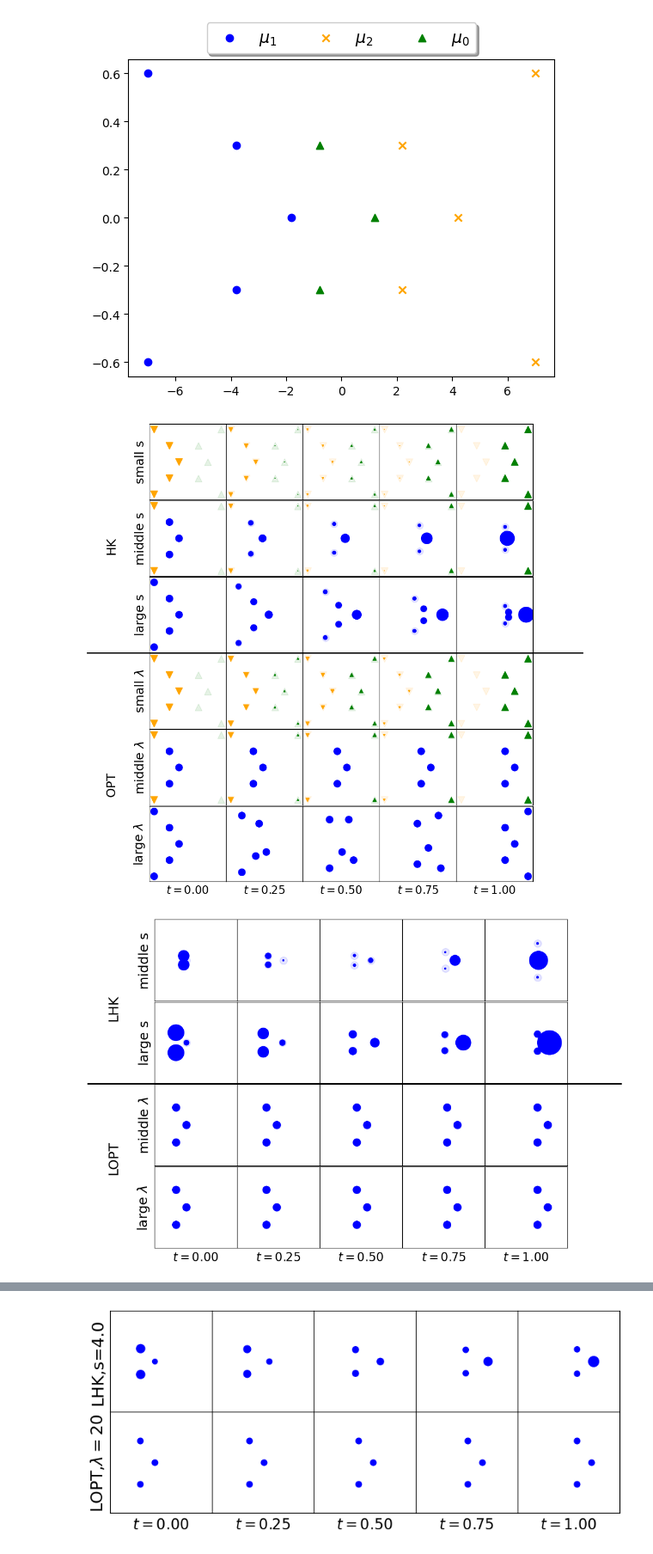
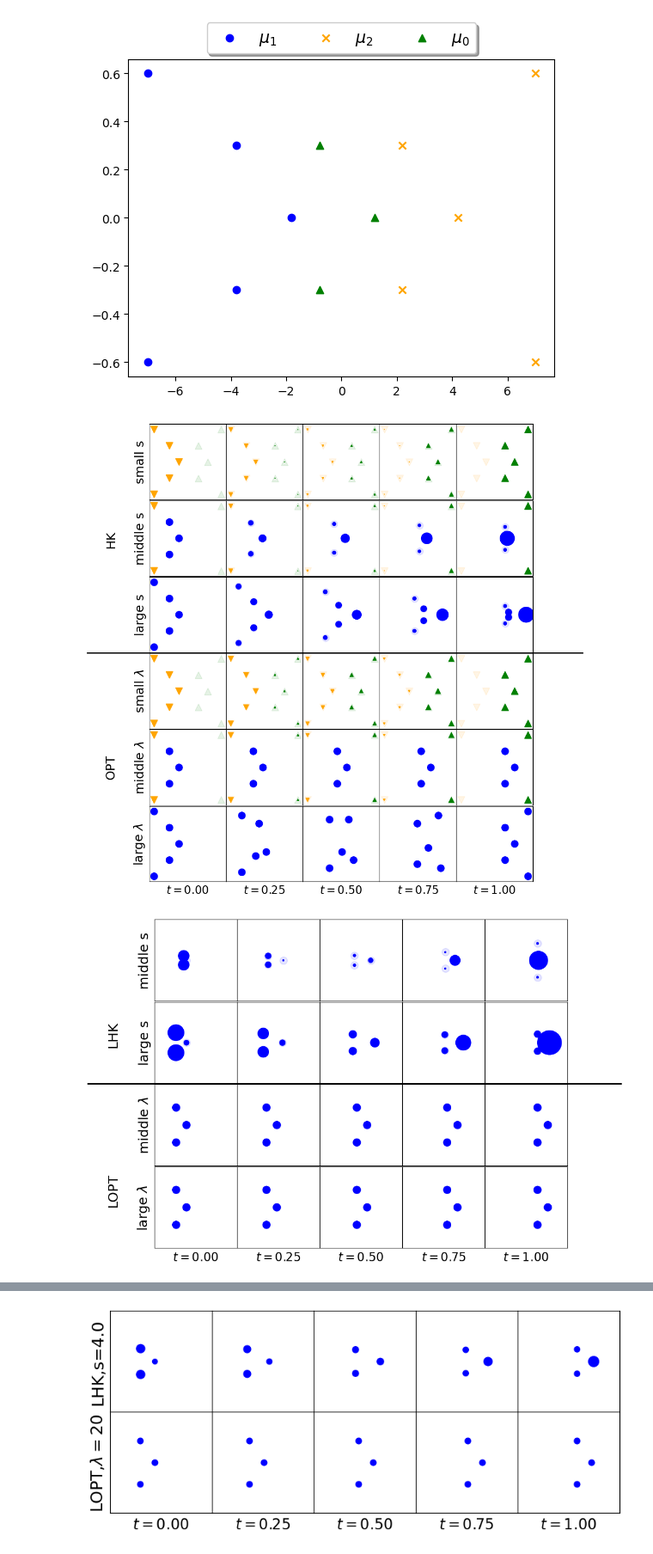
Before and after one commit to yikun-baio/LinearOPT, a Jupyter notebook: HK_interporlation.ipynb, the cells around one changed output, grey strips where cells are left out. Shown: that part at 86% size. Drawn from its saved outputs; the diff is of its cells as text; code cells hidden in the pictures.

```diff
--- a/HK_interporlation.ipynb
+++ b/HK_interporlation.ipynb
@@ -372,18 +372,18 @@ for (Lambda,key,i) in zip(Lambda_list,key_list,range(K0,2*K0)):
             ax[i,j].set_ylabel(key+' $\lambda$',rotation=90,fontsize=18)
         if i==2*K0-1:
             ax[i,j].set_xlabel(r'$t=%0.2f$'%t,fontsize=16)
-ax[K0, 0].text(-0.5, 1.1, "HK", rotation=90, fontsize=18, va="center", ha="center", transform=axs[0, 0].transAxes)
-ax[K0+1, 0].text(-0.5,-0.1, "OPT",rotation=90, fontsize=18, va="center", ha="center", transform=axs[2, 0].transAxes)
+ax[K0-1, 0].text(-0.5,1.5, "HK", rotation=90, fontsize=18, va="center", ha="center", transform=ax[K0-1, 0].transAxes)
+ax[K0, 0].text(-0.5,-0.5, "OPT",rotation=90, fontsize=18, va="center", ha="center", transform=ax[K0, 0].transAxes)
 
 fig.add_artist(plt.Line2D((0, 1), (0.495,0.495), color='black', linewidth=2, transform=fig.transFigure))
+plt.subplots_adjust(wspace=0, hspace=0.01)
+plt.savefig('experiment/Rebuttal/triangle.HK_OPT.png',bbox_inches='tight')
 
-plt.savefig('experiment/Rebuttal/triangle.HK_OPT.png',bbox_inches='tight')
-plt.subplots_adjust(wspace=0, hspace=0.01)
 plt.show()
 
 #torch.save(result,'experiment/Fig1/result_2d.pt')
 # %% [output]
-[figure, old version]
+[figure, new version]
 # %%
 setup_HKScale_list=np.array([2.5, 5.0])
 Lambda_list=np.array([20, 80])
@@ -461,43 +461,43 @@ for (setup_HKScale,key,i) in zip(setup_HKScale_list,key_list,range(K0)):
 
 
 for (Lambda,key,i) in zip(Lambda_list,key_list,range(K0,2*K0)):
-    u1_opt,p1_hat,M1,p1_perp=lopt_embedding(X0,X1,p0,p1,Lambda)
-    u2_opt,p2_hat,M2,p2_perp=lopt_embedding(X0,X2,p0,p2,Lambda)
+    u1_opt,p1_hat,M1,p1_perp=lopt_embedding(X0,X1,mu0,mu1,Lambda)
+    u2_opt,p2_hat,M2,p2_perp=lopt_embedding(X0,X2,mu0,mu2,Lambda)
     Xt_list,mu_t,X_d,p_d,X_c,p_c=lopt_interpolation(X0,u1_opt,u2_opt,p1_hat,p2_hat,tList)   # (X0,U1,p0,p1_hat,t_list)
 
     for j,t in enumerate(tList):
         X_t=Xt_list[j]
         mu_d=p_d*(1-t)
         mu_c=p_c*t
         if mu_t.shape[0]>0:
             ax[i,j].scatter(X_t[:,0],X_t[:,1],s=mu_t**2*100,color='blue',marker='o')
             ax[i,j].scatter(X_t[:,0],X_t[:,1],s=1*100,color='blue',marker='o',alpha=0.1)
         if mu_d.shape[0]>0 and np.sum(mu_d)>0:
             ax[i,j].scatter(X_d[:,0],X_d[:,1],s=mu_d**2*100,color='orange',marker='v')
             ax[i,j].scatter(X_d[:,0],X_d[:,1],s=1*100,color='orange',marker='v',alpha=0.1)
         if mu_c.shape[0]>0 and np.sum(mu_c)>0:
             ax[i,j].scatter(X_c[:,0],X_c[:,1],s=mu_c**2*100,color='green',marker='^')
             ax[i,j].scatter(X_c[:,0],X_c[:,1],s=1*100,color='green',marker='^',alpha=0.1)
 
         ax[i,j].set_xlim([-8,8])
         ax[i,j].set_ylim([-0.7,0.7])
         ax[i,j].tick_params(left = False, right = False , labelleft = False ,labelbottom = False, bottom = False)
         if j==0:
             ax[i,j].set_ylabel(key+' $\lambda$',rotation=90,fontsize=18)
         if i==2*K0-1:
             ax[i,j].set_xlabel(r'$t=%0.2f$'%t,fontsize=16)
-ax[K0-1, 0].text(-0.5, 0.6, "LHK", rotation=90, fontsize=18, va="center", ha="center", transform=axs[K0-1, 0].transAxes)
-ax[K0, 0].text(-0.5,-0.3, "LOPT",rotation=90, fontsize=18, va="center", ha="center", transform=axs[K0, 0].transAxes)
+ax[K0-1, 0].text(-0.5, 0.6, "LHK", rotation=90, fontsize=18, va="center", ha="center", transform=ax[K0-1, 0].transAxes)
+ax[K0, 0].text(-0.5,-0.3, "LOPT",rotation=90, fontsize=18, va="center", ha="center", transform=ax[K0, 0].transAxes)
 
 fig.add_artist(plt.Line2D((0, 1), (0.495,0.495), color='black', linewidth=2, transform=fig.transFigure))
+plt.subplots_adjust(wspace=0, hspace=0.01)
+plt.savefig('experiment/Rebuttal/triangle.LHK_LOPT_v2.png',bbox_inches='tight')
 
-plt.savefig('experiment/Rebuttal/triangle_2.LHK_LOPT.png',bbox_inches='tight')
-plt.subplots_adjust(wspace=0, hspace=0.01)
 plt.show()
 
 #torch.save(result,'experiment/Fig1/result_2d.pt')
 # %% [output]
-[figure, old version]
+[figure, new version]
 # %%
 Lambda_list=np.array([1,5,10,20,80],dtype=np.float32)
 K0=Lambda_list.shape[0]
```
Also changed, not shown: parts of 2 cells of this notebook, 5 other files.
